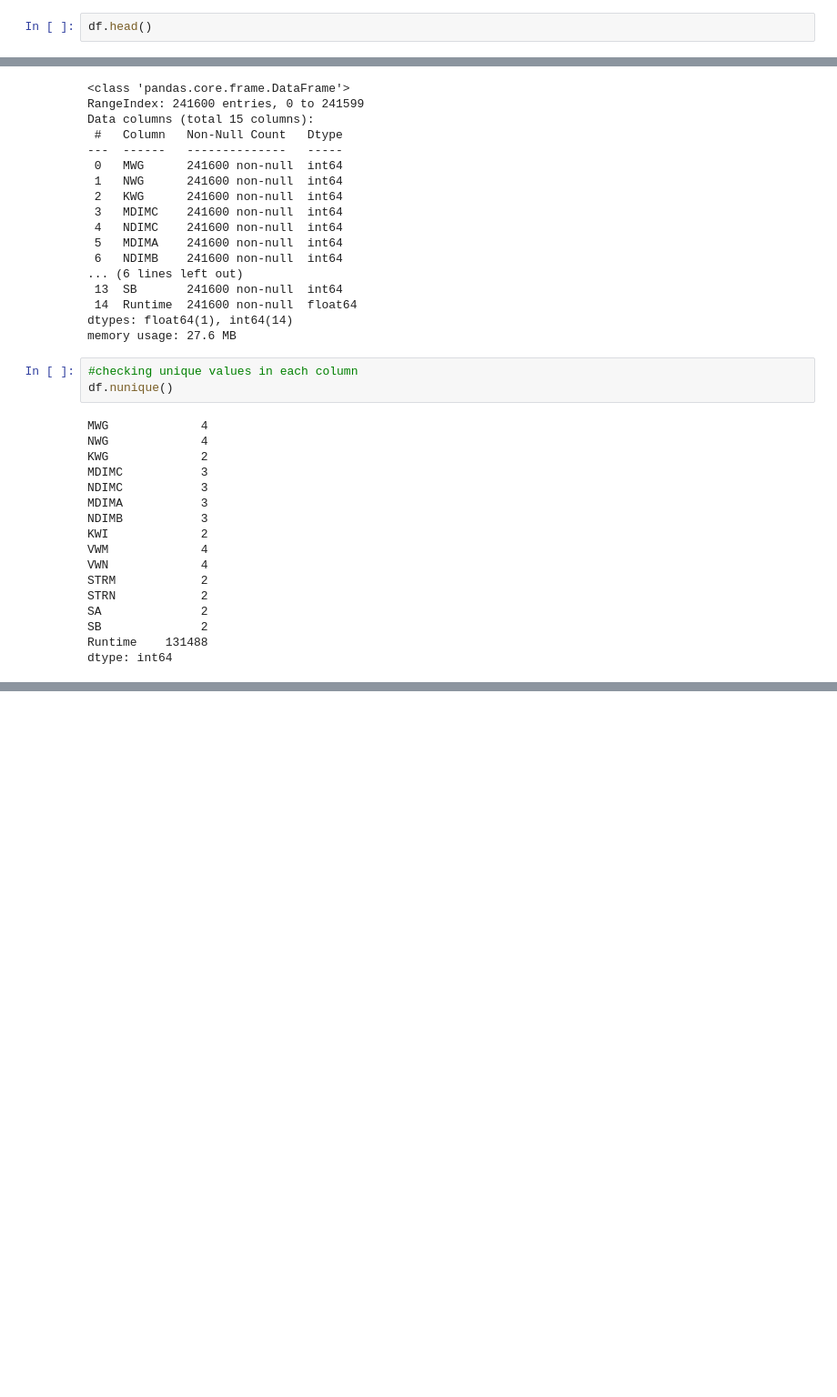
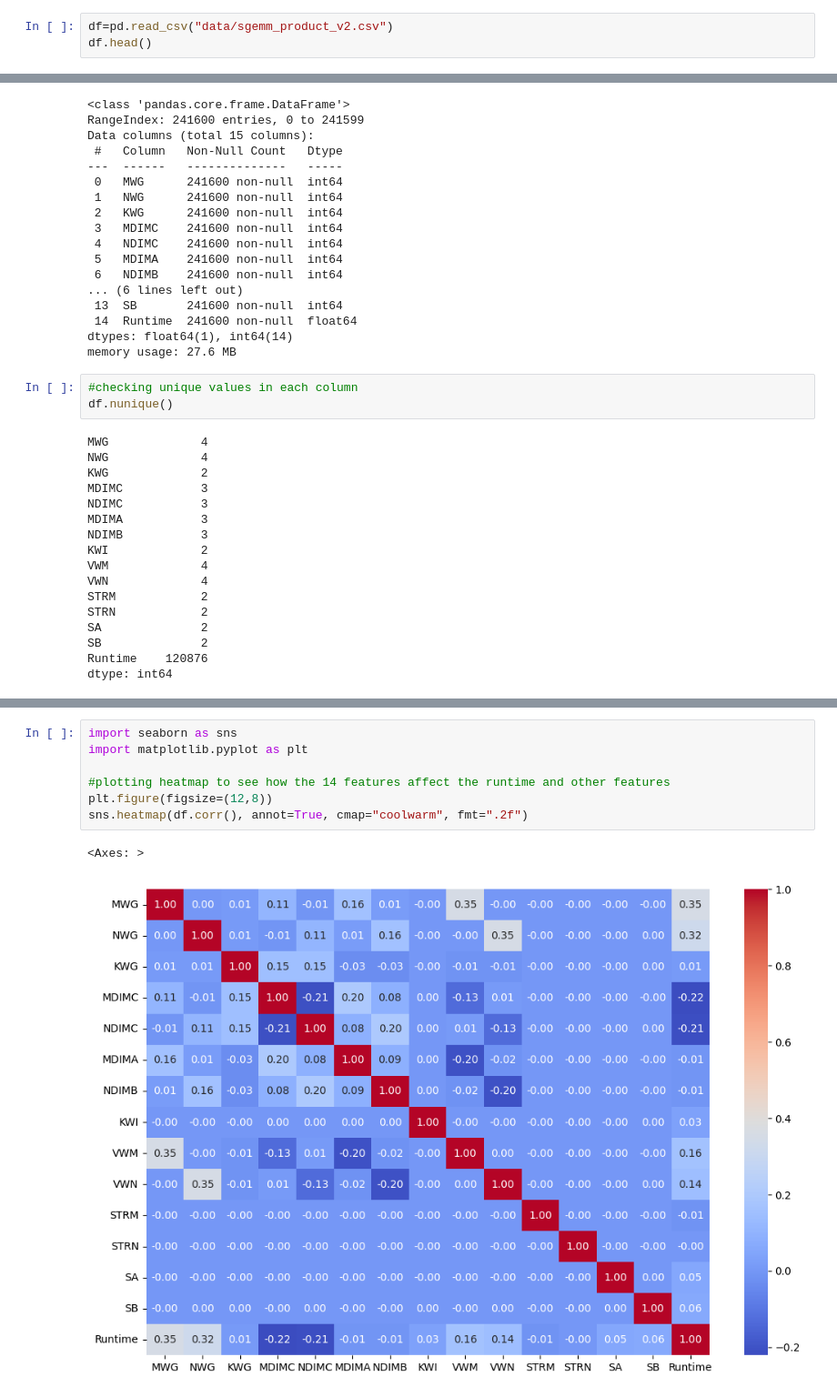
Before and after one commit to nitya-balaji/gpu-kernel-performance-optimizer, a Jupyter notebook: notebook/eda.ipynb, the cells around one changed output, grey strips where cells are left out. Shown at 91% size. Cells and saved outputs as stored; diff of their text form; blank space fills up the shorter version.

```diff
--- a/notebook/eda.ipynb
+++ b/notebook/eda.ipynb
@@ -14,4 +15,5 @@ df.drop(["Run1 (ms)", "Run2 (ms)", "Run3 (ms)", "Run4 (ms)"], axis=1, inplace=Tr
 # %%
+df=pd.read_csv("data/sgemm_product_v2.csv")
 df.head()
 # %% [output]
 |  | MWG | NWG | KWG | MDIMC | NDIMC | MDIMA | NDIMB | KWI | VWM | VWN | STRM | ... |
@@ -88,7 +90,7 @@ STRM            2
 STRN            2
 SA              2
 SB              2
-Runtime    131488
+Runtime    120876
 dtype: int64
 # %%
 #key stats of numerical features
@@ -103,3 +105,13 @@ df.describe()
 | 50% | 64.000000 | 64.000000 | 32.000000 | 8.000000 | 8.000000 | 16.000000 | 16.000000 | 5.000000 | 2.000000 | 2.000000 | 0.500000 | ... |
 | 75% | 128.000000 | 128.000000 | 32.000000 | 16.000000 | 16.000000 | 32.000000 | 32.000000 | 8.000000 | 4.000000 | 4.000000 | 1.000000 | ... |
 | max | 128.000000 | 128.000000 | 32.000000 | 32.000000 | 32.000000 | 32.000000 | 32.000000 | 8.000000 | 8.000000 | 8.000000 | 1.000000 | ... |
+# %%
+import seaborn as sns
+import matplotlib.pyplot as plt
+
+#plotting heatmap to see how the 14 features affect the runtime and other features
+plt.figure(figsize=(12,8))
+sns.heatmap(df.corr(), annot=True, cmap="coolwarm", fmt=".2f")
+# %% [output]
+<Axes: >
+[figure, added]
```
Also changed, not shown: parts of 7 cells of this notebook, 9 other files.
